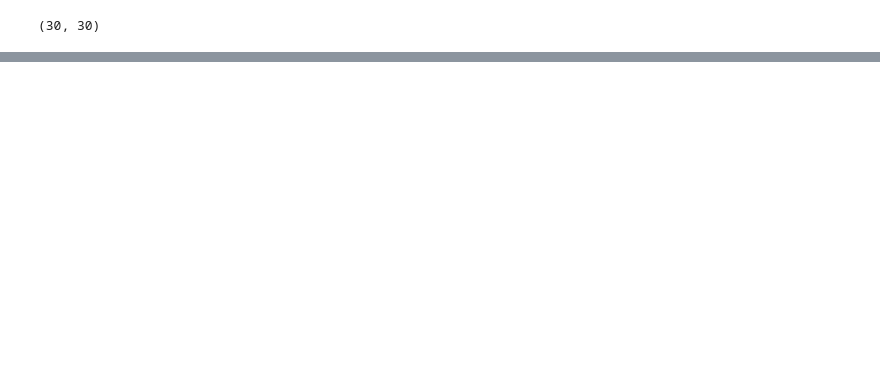
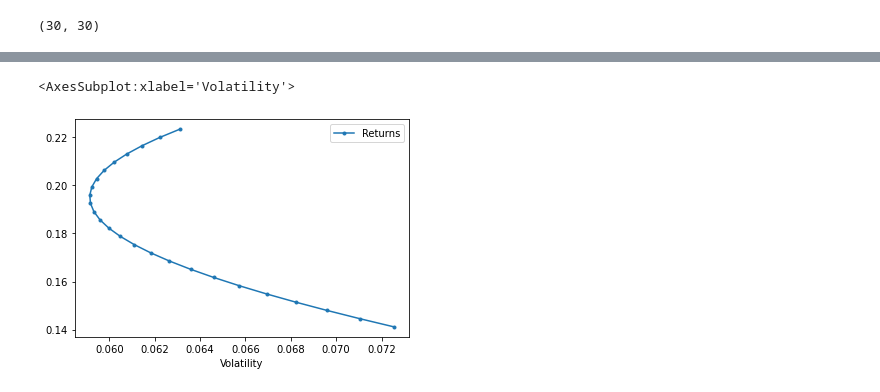
Before and after one commit to rick-villanueva/Introduction-to-Portfolio-Construction-Analysis, a Jupyter notebook: efficient_frontier.ipynb, the cells around one changed output, grey strips where cells are left out. Cells and saved outputs as stored; diff of their text form; code cells hidden in the pictures; blank space fills up the shorter version.

```diff
--- a/efficient_frontier.ipynb
+++ b/efficient_frontier.ipynb
@@ -83,0 +160,6 @@ cov.shape
+# %%
+m = ["Fin","Beer"]
+rk.plot_ef2(25, er[m], cov.loc[m, m])
+# %% [output]
+<AxesSubplot:xlabel='Volatility'>
+[figure, added]
```
Also changed, not shown: parts of 17 cells of this notebook, 2 other files.
